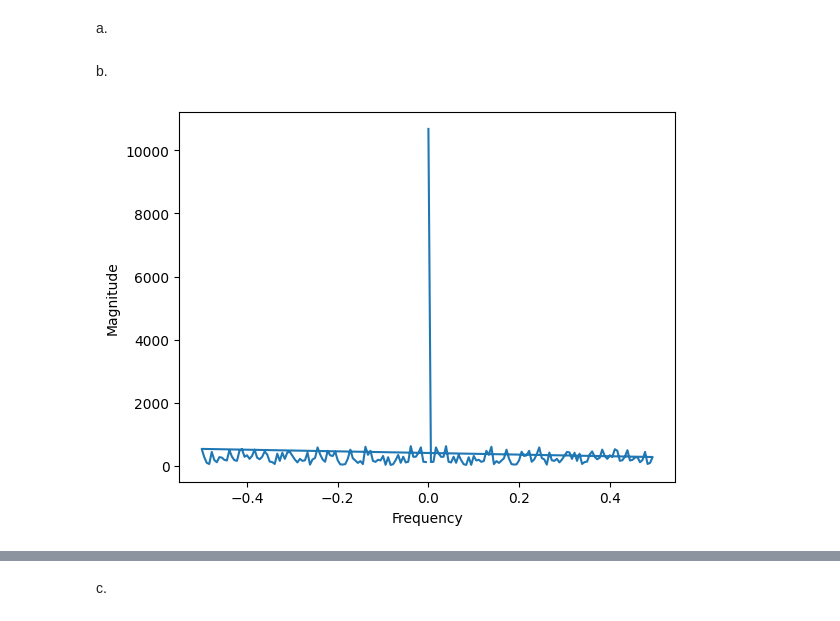
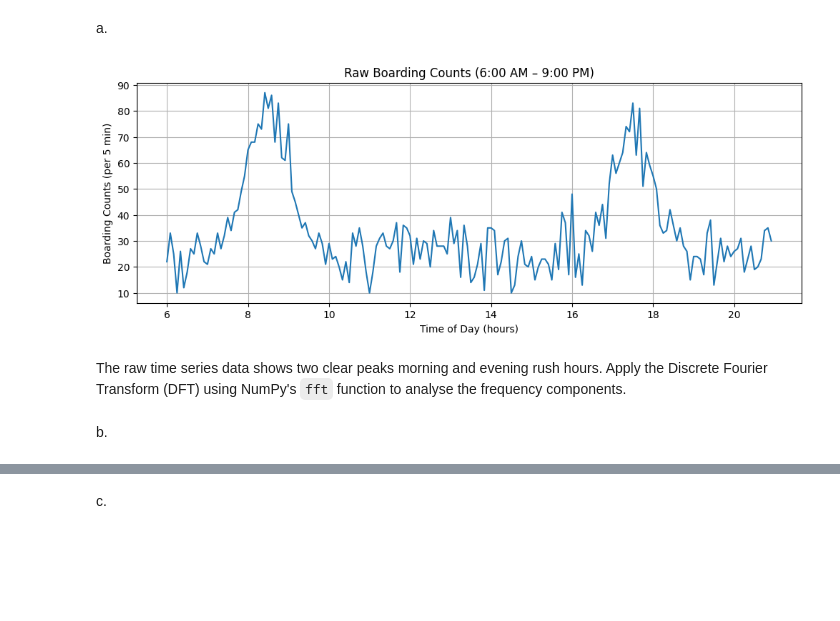
Before and after one commit to Yosh004/maths_cw, a Jupyter notebook: MathsCWipynb.ipynb, the cells around one changed output, grey strips where cells are left out. Drawn from its saved outputs; the diff is of its cells as text; code cells hidden in the pictures; blank space fills up the shorter version.

```diff
--- a/MathsCWipynb.ipynb
+++ b/MathsCWipynb.ipynb
@@ -130,0 +132,30 @@ freqs = fftfreq(len(fft_vals))
+# %%
+import numpy as np
+from numpy.fft import fft, fftfreq
+import matplotlib.pyplot as plt
+
+# Number of samples
+n_samples = 180  # 180 × 5 min = 15 hours
+
+# Simulated realistic data (morning peak ~8:30 AM, evening peak ~5:30 PM)
+t_minutes = np.arange(n_samples) * 5
+boarding = 25
+boarding += 60 * np.exp(-((t_minutes - 150)/40)**2)   # strong morning peak
+boarding += 50 * np.exp(-((t_minutes - 690)/45)**2)   # evening peak
+boarding += np.random.normal(0, 7, n_samples)         # noise
+boarding = np.clip(boarding, 10, 100).astype(int)     # realistic values
+
+# Plot raw data for context
+time_hours = np.arange(n_samples) * 5 / 60 + 6  # start from 6:00 AM
+plt.figure(figsize=(12, 4))
+plt.plot(time_hours, boarding)
+plt.xlabel('Time of Day (hours)')
+plt.ylabel('Boarding Counts (per 5 min)')
+plt.title('Raw Boarding Counts (6:00 AM – 9:00 PM)')
+plt.grid(True)
+plt.show()
+# %% [output]
+[figure, added]
+# %% [markdown]
+The raw time series data shows two clear peaks morning and evening rush hours.
+Apply the Discrete Fourier Transform (DFT) using NumPy's `fft` function to analyse the frequency components.
@@ -131,9 +169,2 @@ freqs = fftfreq(len(fft_vals))
 # %% [markdown]
 b.
-# %%
-plt.plot(freqs, np.abs(fft_vals))
-plt.xlabel("Frequency")
-plt.ylabel("Magnitude")
-plt.show()
-# %% [output]
-[figure, removed]
```
Also changed, not shown: parts of 28 cells of this notebook, 1 other file.
